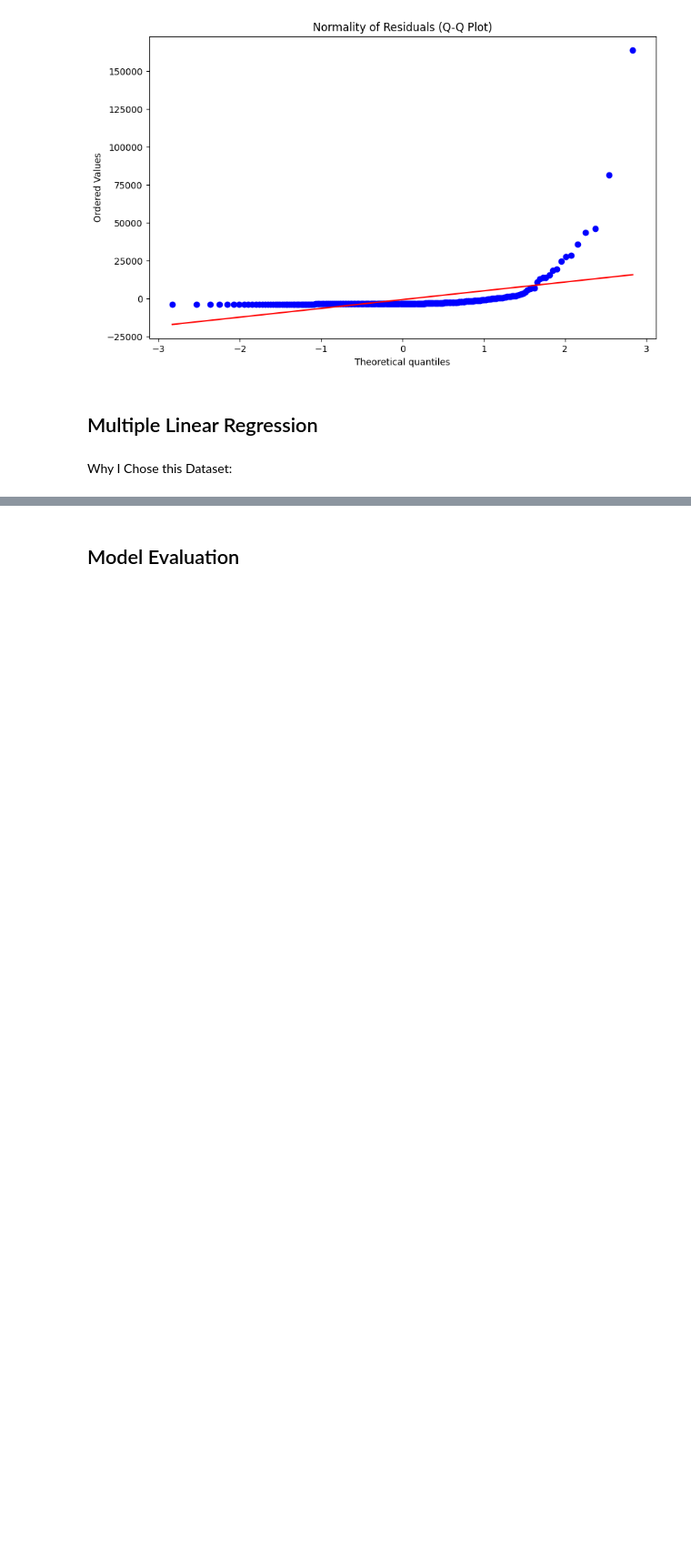
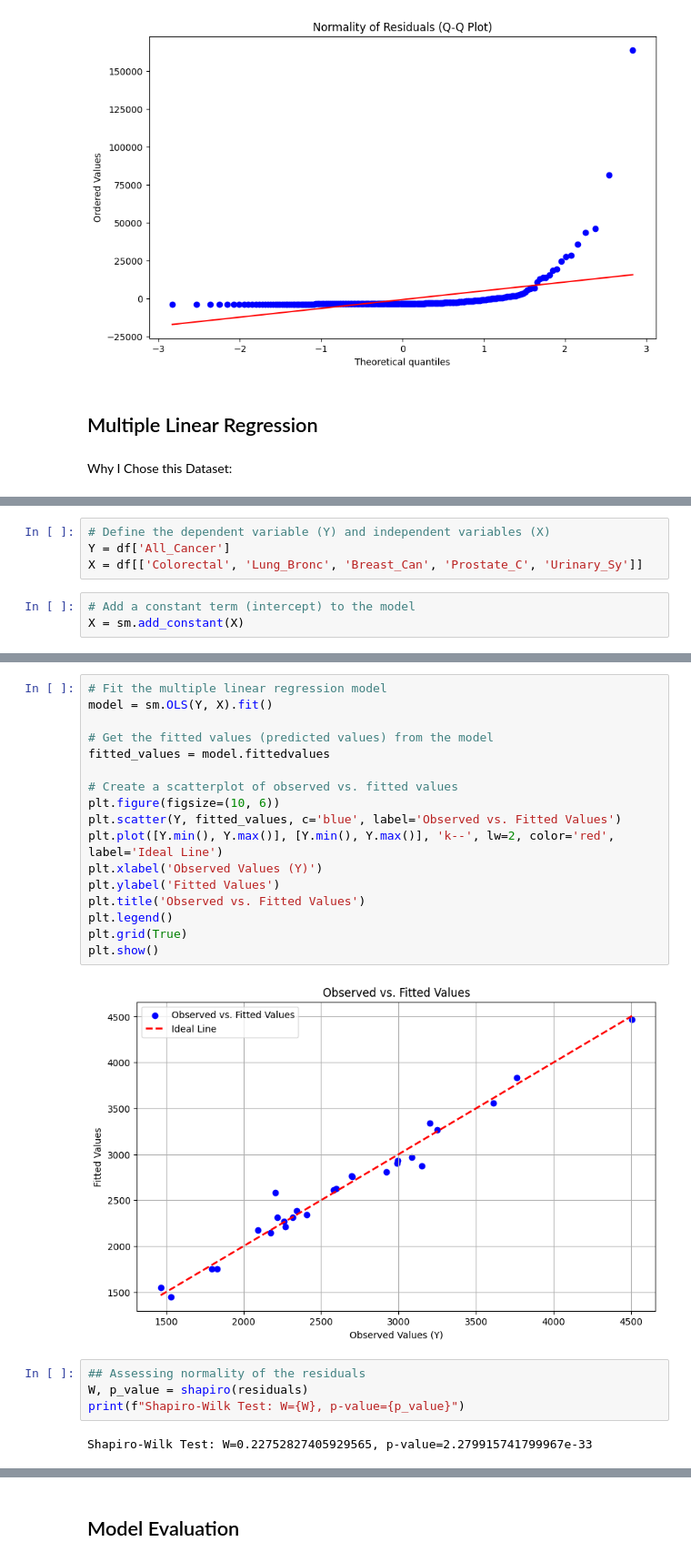
Before and after one commit to Alyssasorensen/datasci_7_regressions, a Jupyter notebook: datasci_7_regressions.ipynb, the cells around one changed output, grey strips where cells are left out. Shown: that part at 91% size. Drawn from its saved outputs; the diff is of its cells as text; blank space fills up the shorter version.

```diff
--- a/datasci_7_regressions.ipynb
+++ b/datasci_7_regressions.ipynb
@@ -143,0 +187,7 @@ Why I Chose this Dataset:
+# %%
+# Define the dependent variable (Y) and independent variables (X)
+Y = df['All_Cancer']
+X = df[['Colorectal', 'Lung_Bronc', 'Breast_Can', 'Prostate_C', 'Urinary_Sy']]
+# %%
+# Add a constant term (intercept) to the model
+X = sm.add_constant(X)
@@ -143,0 +295,25 @@ Why I Chose this Dataset:
+# %%
+# Fit the multiple linear regression model
+model = sm.OLS(Y, X).fit()
+
+# Get the fitted values (predicted values) from the model
+fitted_values = model.fittedvalues
+
+# Create a scatterplot of observed vs. fitted values
+plt.figure(figsize=(10, 6))
+plt.scatter(Y, fitted_values, c='blue', label='Observed vs. Fitted Values')
+plt.plot([Y.min(), Y.max()], [Y.min(), Y.max()], 'k--', lw=2, color='red', label='Ideal Line')
+plt.xlabel('Observed Values (Y)')
+plt.ylabel('Fitted Values')
+plt.title('Observed vs. Fitted Values')
+plt.legend()
+plt.grid(True)
+plt.show()
+# %% [output]
+[figure, added]
+# %%
+## Assessing normality of the residuals
+W, p_value = shapiro(residuals)
+print(f"Shapiro-Wilk Test: W={W}, p-value={p_value}")
+# %% [output]
+Shapiro-Wilk Test: W=0.22752827405929565, p-value=2.279915741799967e-33
```
Also changed, not shown: parts of 13 cells of this notebook.
